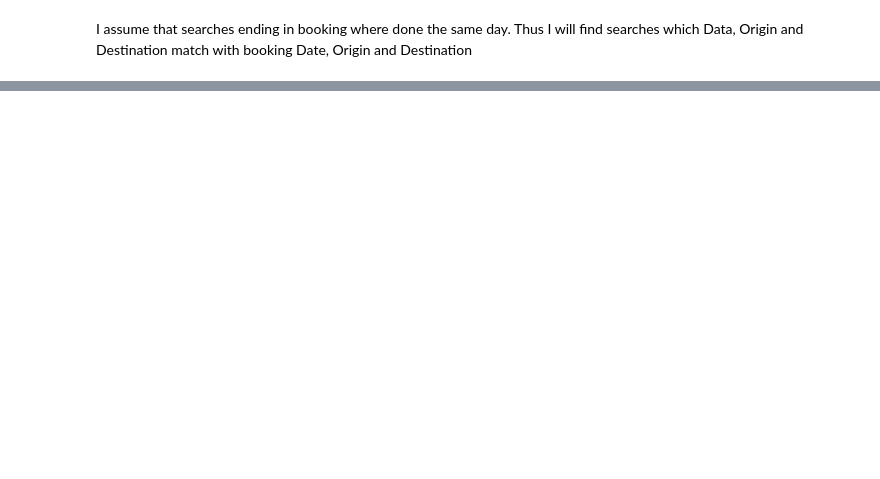
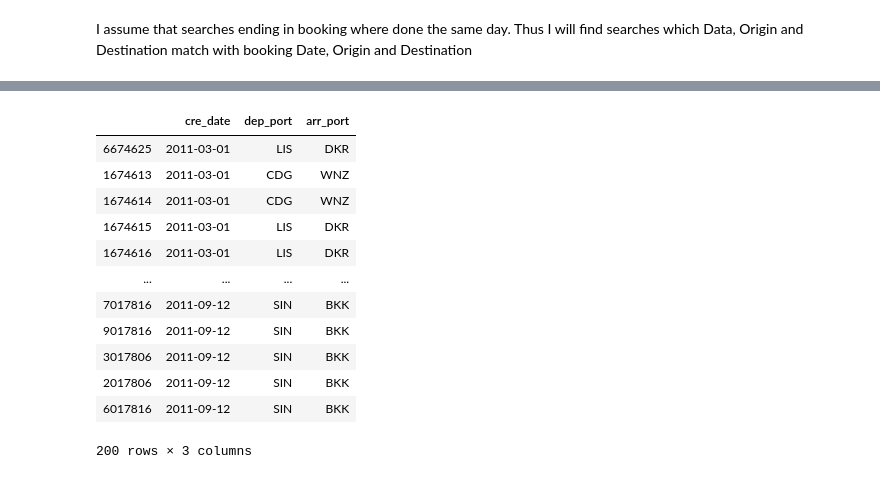
Before and after one commit to angelrps/MasterDataScience, a Jupyter notebook: 200111_DataScienceChallenge/Amadeus_Challenge_Test.ipynb, the cells around one changed output, grey strips where cells are left out. Cells and saved outputs as stored; diff of their text form; code cells hidden in the pictures; blank space fills up the shorter version.

```diff
--- a/200111_DataScienceChallenge/Amadeus_Challenge_Test.ipynb
+++ b/200111_DataScienceChallenge/Amadeus_Challenge_Test.ipynb
@@ -260,0 +251,18 @@ n.head(20)
+# %%
+#groupby date and sort to explore
+dfbookings4 = dfbookings4.sort_values(by=['cre_date']).sort_values
+dfbookings4.head(200)
+# %% [output]
+|  | cre_date | dep_port | arr_port |
+| 6674625 | 2011-03-01 | LIS | DKR |
+| 1674613 | 2011-03-01 | CDG | WNZ |
+| 1674614 | 2011-03-01 | CDG | WNZ |
+| 1674615 | 2011-03-01 | LIS | DKR |
+| 1674616 | 2011-03-01 | LIS | DKR |
+| ... | ... | ... | ... |
+| 7017816 | 2011-09-12 | SIN | BKK |
+| 9017816 | 2011-09-12 | SIN | BKK |
+| 3017806 | 2011-09-12 | SIN | BKK |
+| 2017806 | 2011-09-12 | SIN | BKK |
+| 6017816 | 2011-09-12 | SIN | BKK |
+200 rows × 3 columns
```
Also changed, not shown: parts of 22 cells of this notebook.
